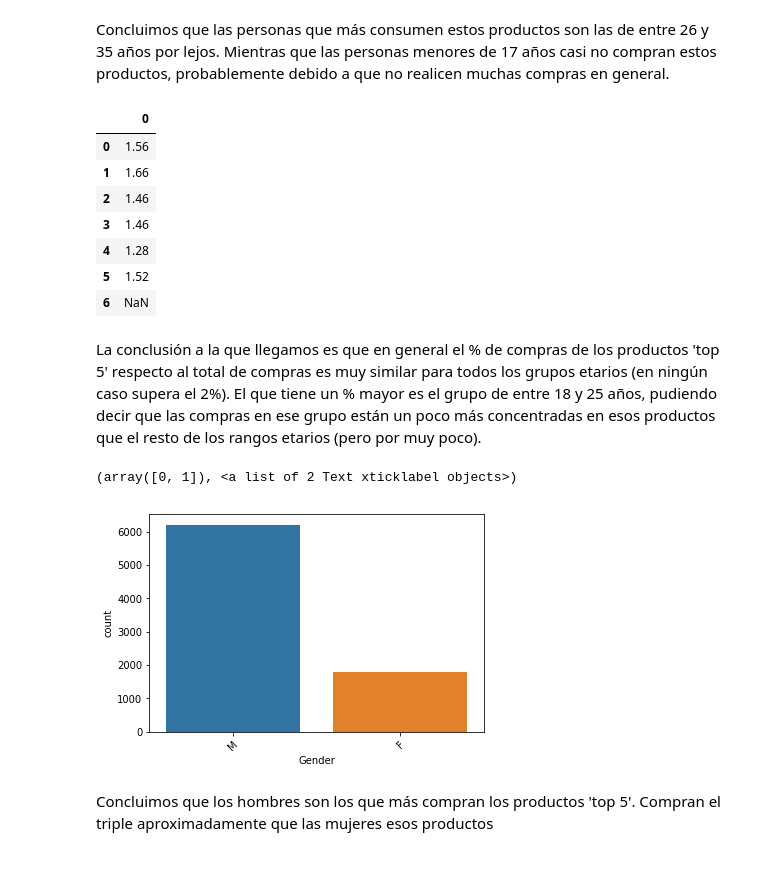
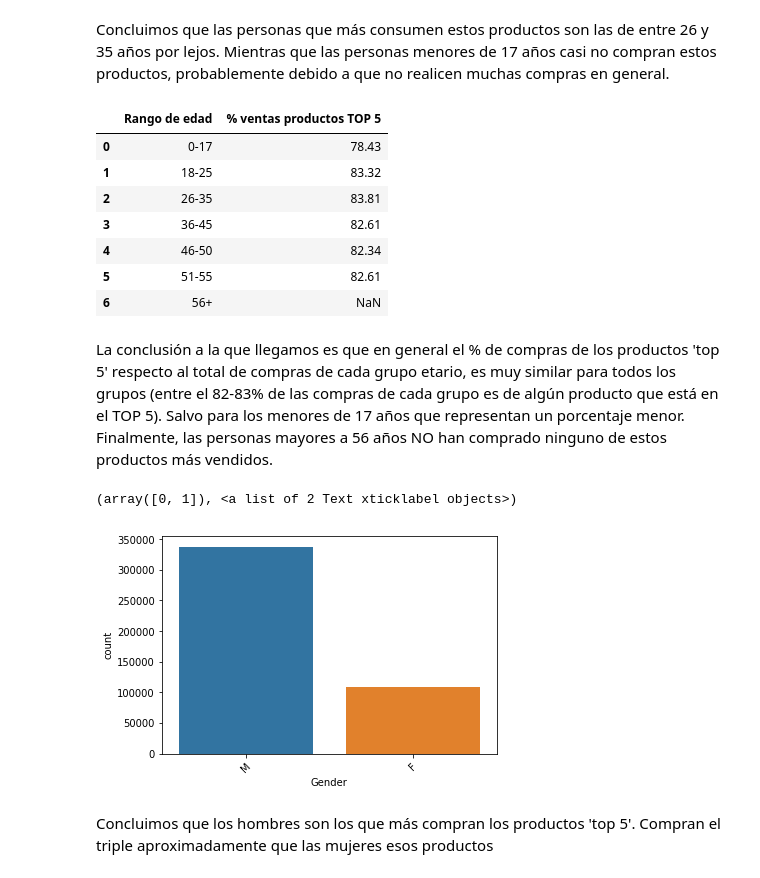
Before and after one commit to FranciscoEspinosa/Mentorias, a Jupyter notebook: 01_analysis_visualization.ipynb, the cells around one changed output. Drawn from its saved outputs; the diff is of its cells as text; code cells hidden in the pictures.

```diff
--- a/01_analysis_visualization.ipynb
+++ b/01_analysis_visualization.ipynb
@@ -538,10 +517,10 @@ top_5[:5]
 # %%
 #top_5_datos = ventas[ventas['Product_ID'] == top_5['Product_ID']]
-prod_1 = ventas[ventas['Product_ID'] == 'P00265242']
-prod_2 = ventas[ventas['Product_ID'] == 'P00110742']
-prod_3 = ventas[ventas['Product_ID'] == 'P00025442']
-prod_4 = ventas[ventas['Product_ID'] == 'P00112142']
-prod_5 = ventas[ventas['Product_ID'] == 'P00057642']
+prod_1 = ventas[ventas['Product_Category_1'] == 5]
+prod_2 = ventas[ventas['Product_Category_1'] == 1]
+prod_3 = ventas[ventas['Product_Category_1'] == 8]
+prod_4 = ventas[ventas['Product_Category_1'] == 11]
+prod_5 = ventas[ventas['Product_Category_1'] == 2]
 frames = [prod_1, prod_2, prod_3, prod_4, prod_5]
 top_5_datos = pandas.concat(frames)
 top_5_datos
@@ -579,30 +558,32 @@ Mientras que las personas menores de 17 años casi no compran estos productos, p
 # %%
 ## Analizamos para cada rango de edad, qué % representa la compra de los productos 'top 5' respecto a la compra total
 ## de productos de ese mismo rango etario
 
 Edad_1 = round(top_5_datos[top_5_datos['Age'] == '0-17'].count()['User_ID'] / ventas[ventas['Age']  == '0-17'].count()['User_ID'] * 100, 2)
 Edad_2 = round(top_5_datos[top_5_datos['Age'] == '18-25'].count()['User_ID'] / ventas[ventas['Age']  == '18-25'].count()['User_ID'] * 100, 2)
 Edad_3 = round(top_5_datos[top_5_datos['Age'] == '26-35'].count()['User_ID'] / ventas[ventas['Age']  == '26-35'].count()['User_ID'] * 100, 2)
 Edad_4 = round(top_5_datos[top_5_datos['Age'] == '36-45'].count()['User_ID'] / ventas[ventas['Age']  == '36-45'].count()['User_ID'] * 100, 2)
 Edad_5 = round(top_5_datos[top_5_datos['Age'] == '46-50'].count()['User_ID'] / ventas[ventas['Age']  == '46-50'].count()['User_ID'] * 100, 2)
 Edad_6 = round(top_5_datos[top_5_datos['Age'] == '51-55'].count()['User_ID'] / ventas[ventas['Age']  == '51-55'].count()['User_ID'] * 100, 2)
 Edad_7 = round(top_5_datos[top_5_datos['Age'] == '56+'].count()['User_ID'] / ventas[ventas['Age']  == '56+'].count()['User_ID'] * 100, 2)
 
-edades = [Edad_1, Edad_2,Edad_3,Edad_4,Edad_5,Edad_6,Edad_7]
+edades = {'Rango de edad' : ['0-17','18-25','26-35','36-45','46-50','51-55','56+'],'% ventas productos TOP 5' : [ Edad_1, Edad_2,Edad_3,Edad_4,Edad_5,Edad_6,Edad_7]}
 
 pandas.DataFrame(edades)
+
+#edades['Rango de edad'] = ['0-17','18-25','26-35','36-45','46-50','51-55','56+']
 # %% [output]
-|  | 0 |
-| 0 | 1.56 |
-| 1 | 1.66 |
-| 2 | 1.46 |
-| 3 | 1.46 |
-| 4 | 1.28 |
-| 5 | 1.52 |
-| 6 | NaN |
+|  | Rango de edad | % ventas productos TOP 5 |
+| 0 | 0-17 | 78.43 |
+| 1 | 18-25 | 83.32 |
+| 2 | 26-35 | 83.81 |
+| 3 | 36-45 | 82.61 |
+| 4 | 46-50 | 82.34 |
+| 5 | 51-55 | 82.61 |
+| 6 | 56+ | NaN |
 # %% [markdown]
-La conclusión a la que llegamos es que en general el % de compras de los productos 'top 5' respecto al total de compras es muy similar para todos los grupos etarios (en ningún caso supera el 2%).
-El que tiene un % mayor es el grupo de entre 18 y 25 años, pudiendo decir que las compras en ese grupo están un poco más concentradas en esos productos que el resto de los rangos etarios (pero por muy poco).
+La conclusión a la que llegamos es que en general el % de compras de los productos 'top 5' respecto al total de compras de cada grupo etario, es muy similar para todos los grupos  (entre el 82-83% de las compras de cada grupo es de algún producto que está en el TOP 5). Salvo para los menores de 17 años que representan un porcentaje menor.
+Finalmente, las personas mayores a 56 años NO han comprado ninguno de estos productos más vendidos.
 # %%
 ## Analizamos quiénes son las personas que consumen más los productos 'top 5' de acuerdo al sexo
 
@@ -610,7 +591,7 @@ seaborn.countplot(top_5_datos.Gender)
 plt.xticks(rotation=45)
 # %% [output]
 (array([0, 1]), <a list of 2 Text xticklabel objects>)
-[figure, old version]
+[figure, new version]
 # %% [markdown]
 Concluimos que los hombres son los que más compran los productos 'top 5'. Compran el triple aproximadamente que las mujeres esos productos
 # %%
```
Also changed, not shown: parts of 7 cells of this notebook.
